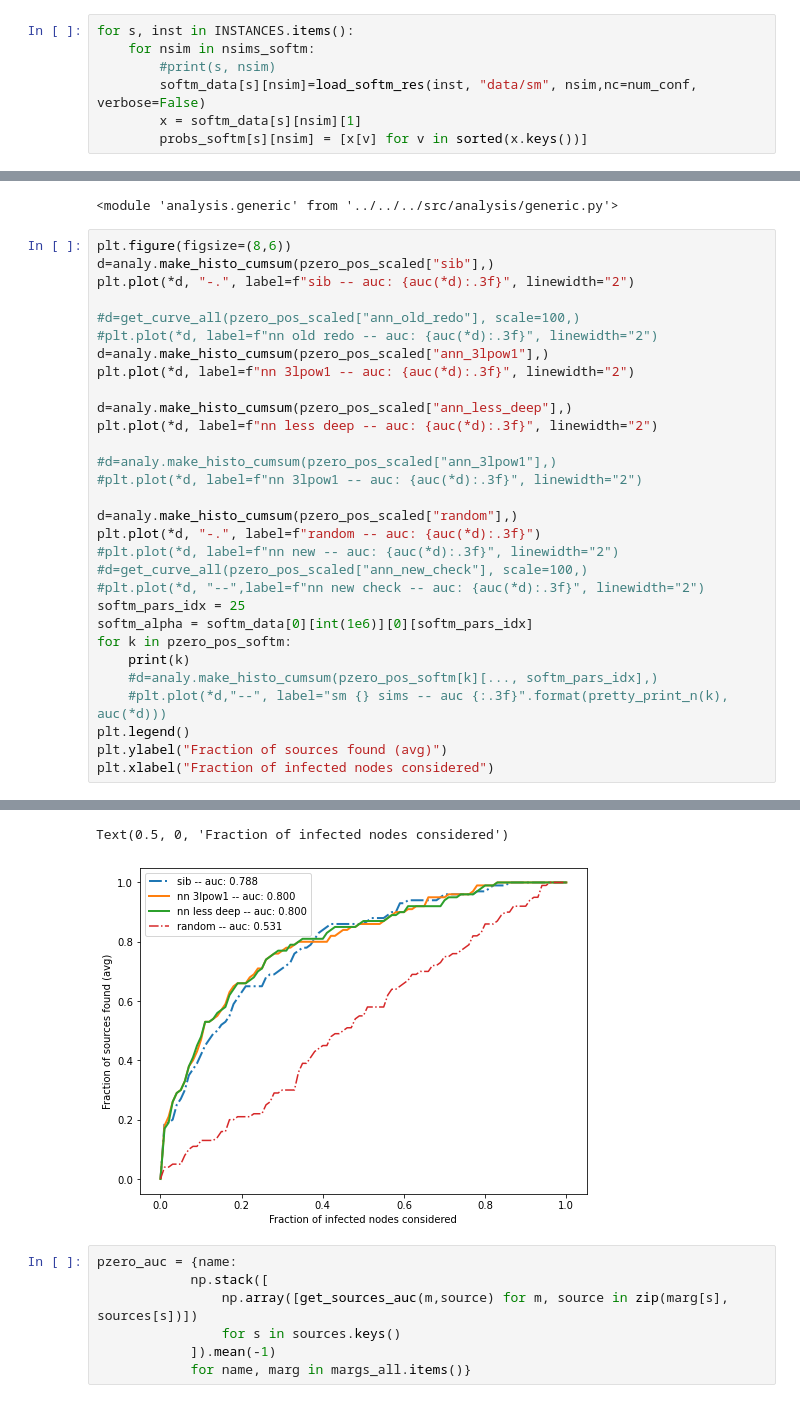
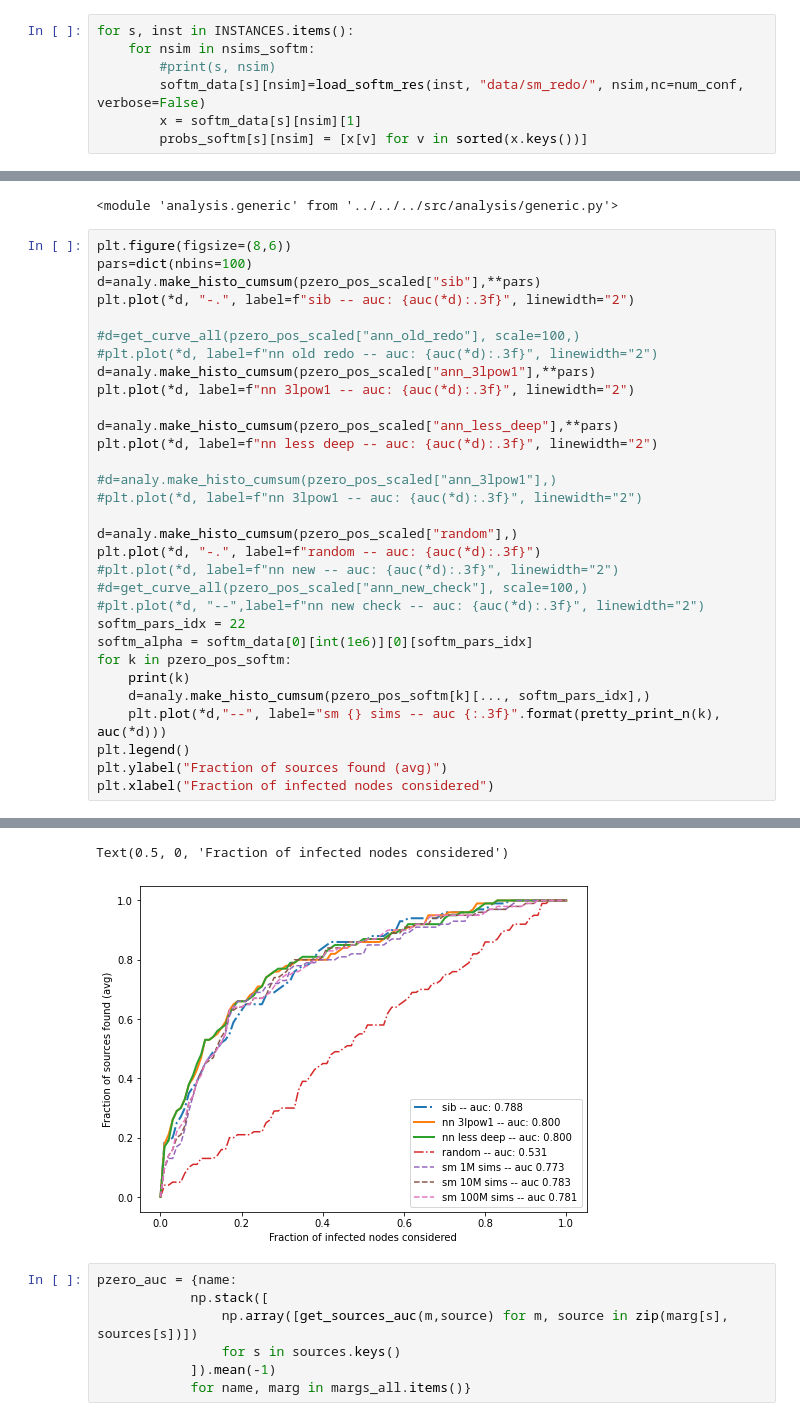
Before and after one commit to ocadni/annfore-results, a Jupyter notebook: results/patient_zero/RRG/Read_results.ipynb, the cells around one changed output, grey strips where cells are left out. Saved outputs shown, nothing was run; the diff lists cells and outputs as text.

```diff
--- a/results/patient_zero/RRG/Read_results.ipynb
+++ b/results/patient_zero/RRG/Read_results.ipynb
@@ -185,7 +187,7 @@ nsims_softm=[int(1e6), int(1e7), int(1e8)]
 for s, inst in INSTANCES.items():
     for nsim in nsims_softm:
         #print(s, nsim)
-        softm_data[s][nsim]=load_softm_res(inst, "data/sm", nsim,nc=num_conf, verbose=False)
+        softm_data[s][nsim]=load_softm_res(inst, "data/sm_redo/", nsim,nc=num_conf, verbose=False)
         x = softm_data[s][nsim][1]
         probs_softm[s][nsim] = [x[v] for v in sorted(x.keys())]
 # %% [markdown]
@@ -321,40 +323,41 @@ reload(analy)
 <module 'analysis.generic' from '../../../src/analysis/generic.py'>
 # %%
 plt.figure(figsize=(8,6))
-d=analy.make_histo_cumsum(pzero_pos_scaled["sib"],)
+pars=dict(nbins=100)
+d=analy.make_histo_cumsum(pzero_pos_scaled["sib"],**pars)
 plt.plot(*d, "-.", label=f"sib -- auc: {auc(*d):.3f}", linewidth="2")
 
 #d=get_curve_all(pzero_pos_scaled["ann_old_redo"], scale=100,)
 #plt.plot(*d, label=f"nn old redo -- auc: {auc(*d):.3f}", linewidth="2")
-d=analy.make_histo_cumsum(pzero_pos_scaled["ann_3lpow1"],)
+d=analy.make_histo_cumsum(pzero_pos_scaled["ann_3lpow1"],**pars)
 plt.plot(*d, label=f"nn 3lpow1 -- auc: {auc(*d):.3f}", linewidth="2")
 
-d=analy.make_histo_cumsum(pzero_pos_scaled["ann_less_deep"],)
+d=analy.make_histo_cumsum(pzero_pos_scaled["ann_less_deep"],**pars)
 plt.plot(*d, label=f"nn less deep -- auc: {auc(*d):.3f}", linewidth="2")
 
 #d=analy.make_histo_cumsum(pzero_pos_scaled["ann_3lpow1"],)
 #plt.plot(*d, label=f"nn 3lpow1 -- auc: {auc(*d):.3f}", linewidth="2")
 
 d=analy.make_histo_cumsum(pzero_pos_scaled["random"],)
 plt.plot(*d, "-.", label=f"random -- auc: {auc(*d):.3f}")
 #plt.plot(*d, label=f"nn new -- auc: {auc(*d):.3f}", linewidth="2")
 #d=get_curve_all(pzero_pos_scaled["ann_new_check"], scale=100,)
 #plt.plot(*d, "--",label=f"nn new check -- auc: {auc(*d):.3f}", linewidth="2")
-softm_pars_idx = 25
+softm_pars_idx = 22
 softm_alpha = softm_data[0][int(1e6)][0][softm_pars_idx]
 for k in pzero_pos_softm:
     print(k)
-    #d=analy.make_histo_cumsum(pzero_pos_softm[k][..., softm_pars_idx],)
-    #plt.plot(*d,"--", label="sm {} sims -- auc {:.3f}".format(pretty_print_n(k), auc(*d)))
+    d=analy.make_histo_cumsum(pzero_pos_softm[k][..., softm_pars_idx],)
+    plt.plot(*d,"--", label="sm {} sims -- auc {:.3f}".format(pretty_print_n(k), auc(*d)))
 plt.legend()
 plt.ylabel("Fraction of sources found (avg)")
 plt.xlabel("Fraction of infected nodes considered")
 # %% [output]
 1000000
 10000000
 100000000
 Text(0.5, 0, 'Fraction of infected nodes considered')
-[figure, old version]
+[figure, new version]
 # %%
 pzero_auc = {name:
             np.stack([
```
Also changed, not shown: parts of 7 cells of this notebook, 4 other files.
